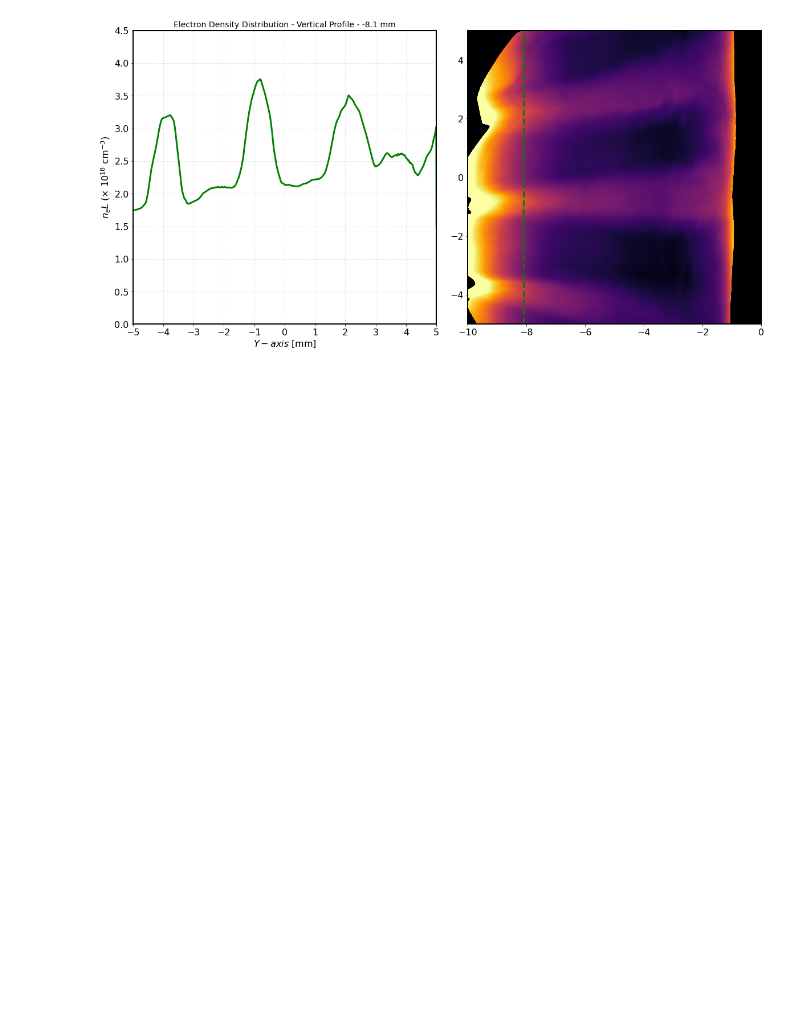
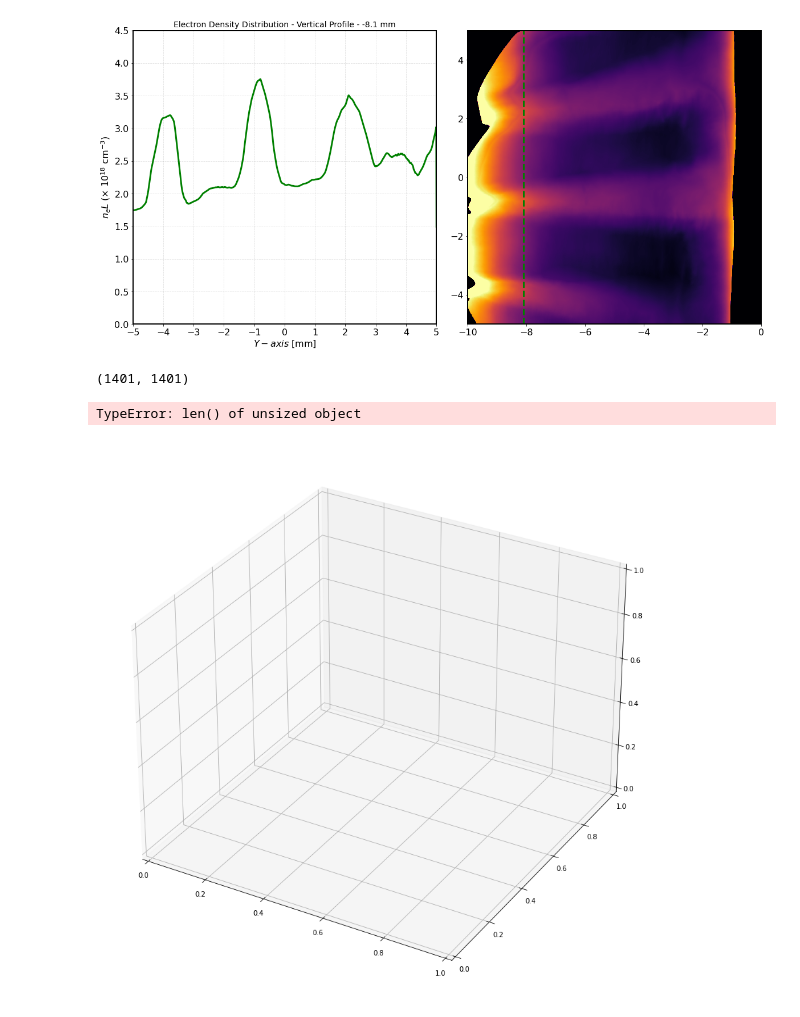
Before and after one commit to stemerlini/Pressure-Balance, a Jupyter notebook: PressureAnalysis .ipynb, the cells around one changed output. Cells and saved outputs as stored; diff of their text form; code cells hidden in the pictures; blank space fills up the shorter version.

Commit message:
added 3d projection

```diff
--- a/PressureAnalysis .ipynb
+++ b/PressureAnalysis .ipynb
@@ -216,3 +216,19 @@ ax0.set_title('Electron Density Distribution - Vertical Profile - ' + str(x_mm)
 fig.tight_layout()
 # %% [output]
 [figure]
+# %%
+fig = plt.figure(figsize=(15,15))
+ax = fig.add_subplot(projection='3d')
+
+print(end_532_ne.data_c.shape)
+
+nr = np.linspace(-10,0,1401)
+nc = np.linspace(-5,5,1401)
+
+x, y = np.meshgrid(nr, nc)
+
+ax.plot_surface(x,y,end_532_ne.data_c, cmap = "inferno")
+# %% [output]
+(1401, 1401)
+TypeError: len() of unsized object
+[figure, added]
```
